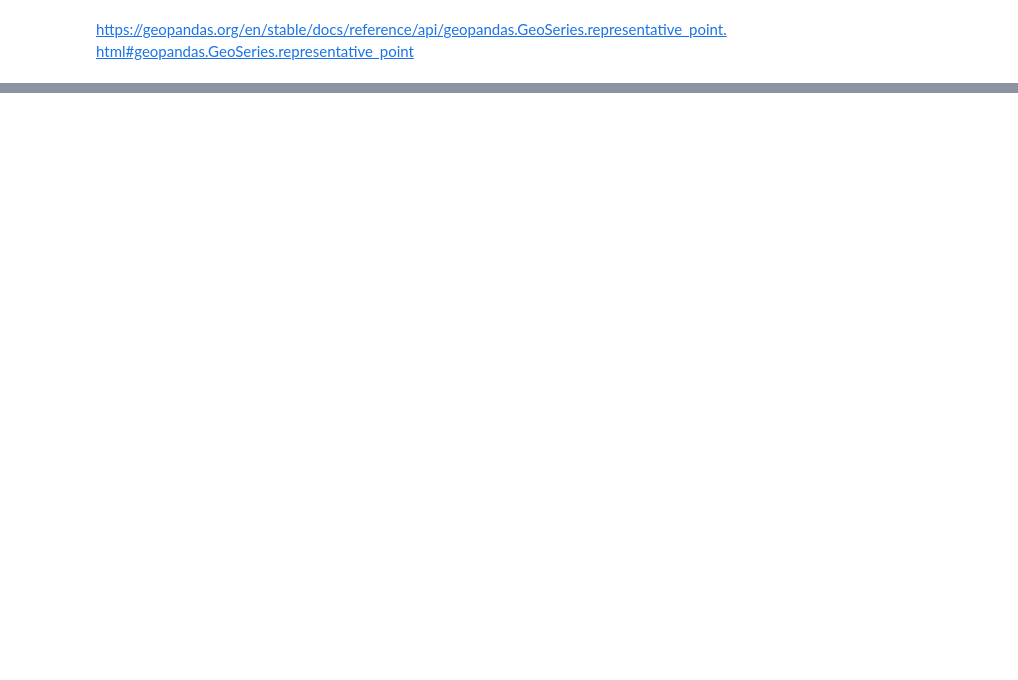
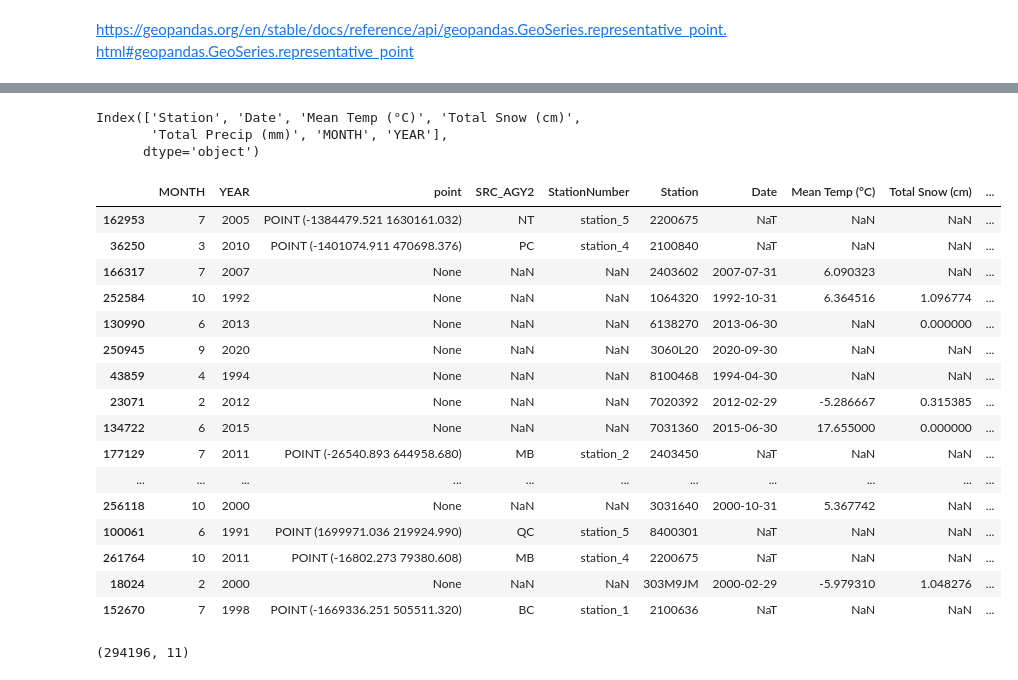
Before and after one commit to Triples92/Forest_fire_prediction_Model, a Jupyter notebook: combiner.ipynb, the cells around one changed output, grey strips where cells are left out. Drawn from its saved outputs; the diff is of its cells as text; code cells hidden in the pictures; blank space fills up the shorter version.

```diff
--- a/combiner.ipynb
+++ b/combiner.ipynb
@@ -274,0 +335,2 @@ fire_shp.head()
+# %%
+merged_df.drop_duplicates(inplace=True)
@@ -274,0 +355,6 @@ fire_shp.head()
+# %%
+# Create a dictionary from the mapping dataframe
+map_dict = station_shp.set_index('Climate ID')['Province'].to_dict()
+
+# Fill missing province values in the main dataframe
+merged_df['Province'] = merged_df['Province'].fillna(merged_df['Station'].map(map_dict))
@@ -274,0 +411,32 @@ fire_shp.head()
+# %%
+weather_data.columns
+# %% [output]
+Index(['Station', 'Date', 'Mean Temp (°C)', 'Total Snow (cm)',
+       'Total Precip (mm)', 'MONTH', 'YEAR'],
+      dtype='object')
+# %%
+merged_df['Fire'] = np.where(merged_df['point']!=None,1,0)
+# %%
+merged_df.sample(20)
+# %% [output]
+|  | MONTH | YEAR | point | SRC_AGY2 | StationNumber | Station | Date | Mean Temp (°C) | Total Snow (cm) | ... |
+| 162953 | 7 | 2005 | POINT (-1384479.521 1630161.032) | NT | station_5 | 2200675 | NaT | NaN | NaN | ... |
+| 36250 | 3 | 2010 | POINT (-1401074.911 470698.376) | PC | station_4 | 2100840 | NaT | NaN | NaN | ... |
+| 166317 | 7 | 2007 | None | NaN | NaN | 2403602 | 2007-07-31 | 6.090323 | NaN | ... |
+| 252584 | 10 | 1992 | None | NaN | NaN | 1064320 | 1992-10-31 | 6.364516 | 1.096774 | ... |
+| 130990 | 6 | 2013 | None | NaN | NaN | 6138270 | 2013-06-30 | NaN | 0.000000 | ... |
+| 250945 | 9 | 2020 | None | NaN | NaN | 3060L20 | 2020-09-30 | NaN | NaN | ... |
+| 43859 | 4 | 1994 | None | NaN | NaN | 8100468 | 1994-04-30 | NaN | NaN | ... |
+| 23071 | 2 | 2012 | None | NaN | NaN | 7020392 | 2012-02-29 | -5.286667 | 0.315385 | ... |
+| 134722 | 6 | 2015 | None | NaN | NaN | 7031360 | 2015-06-30 | 17.655000 | 0.000000 | ... |
+| 177129 | 7 | 2011 | POINT (-26540.893 644958.680) | MB | station_2 | 2403450 | NaT | NaN | NaN | ... |
+| ... | ... | ... | ... | ... | ... | ... | ... | ... | ... | ... |
+| 256118 | 10 | 2000 | None | NaN | NaN | 3031640 | 2000-10-31 | 5.367742 | NaN | ... |
+| 100061 | 6 | 1991 | POINT (1699971.036 219924.990) | QC | station_5 | 8400301 | NaT | NaN | NaN | ... |
+| 261764 | 10 | 2011 | POINT (-16802.273 79380.608) | MB | station_4 | 2200675 | NaT | NaN | NaN | ... |
+| 18024 | 2 | 2000 | None | NaN | NaN | 303M9JM | 2000-02-29 | -5.979310 | 1.048276 | ... |
+| 152670 | 7 | 1998 | POINT (-1669336.251 505511.320) | BC | station_1 | 2100636 | NaT | NaN | NaN | ... |
+# %%
+merged_df.shape
+# %% [output]
+(294196, 11)
```
Also changed, not shown: parts of 81 cells of this notebook.
